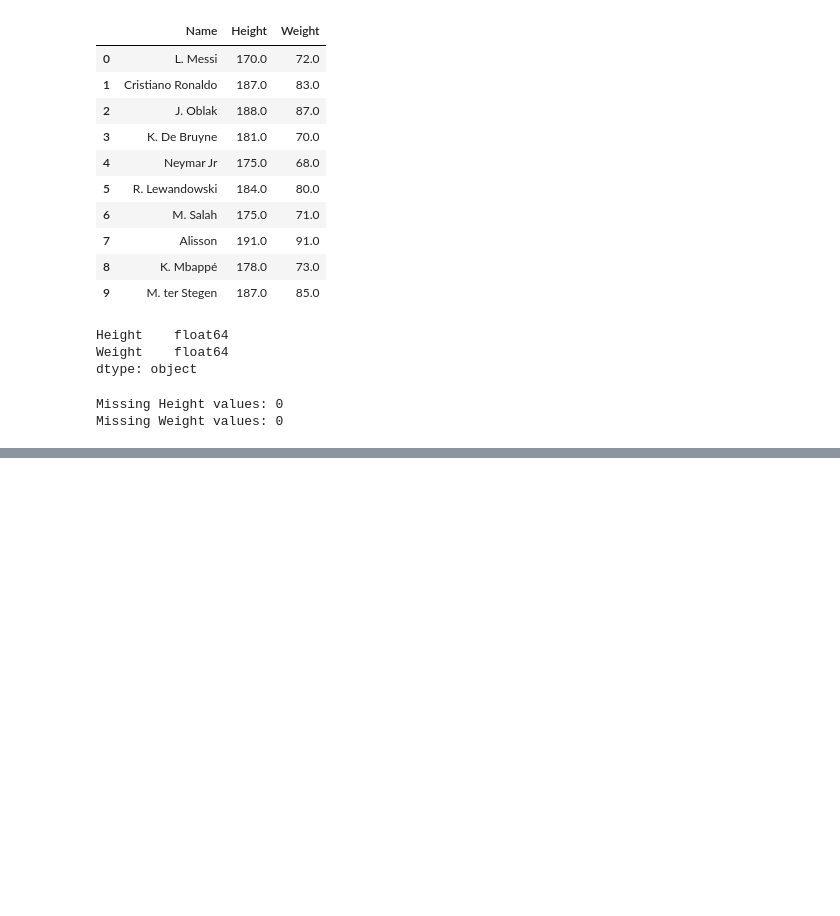
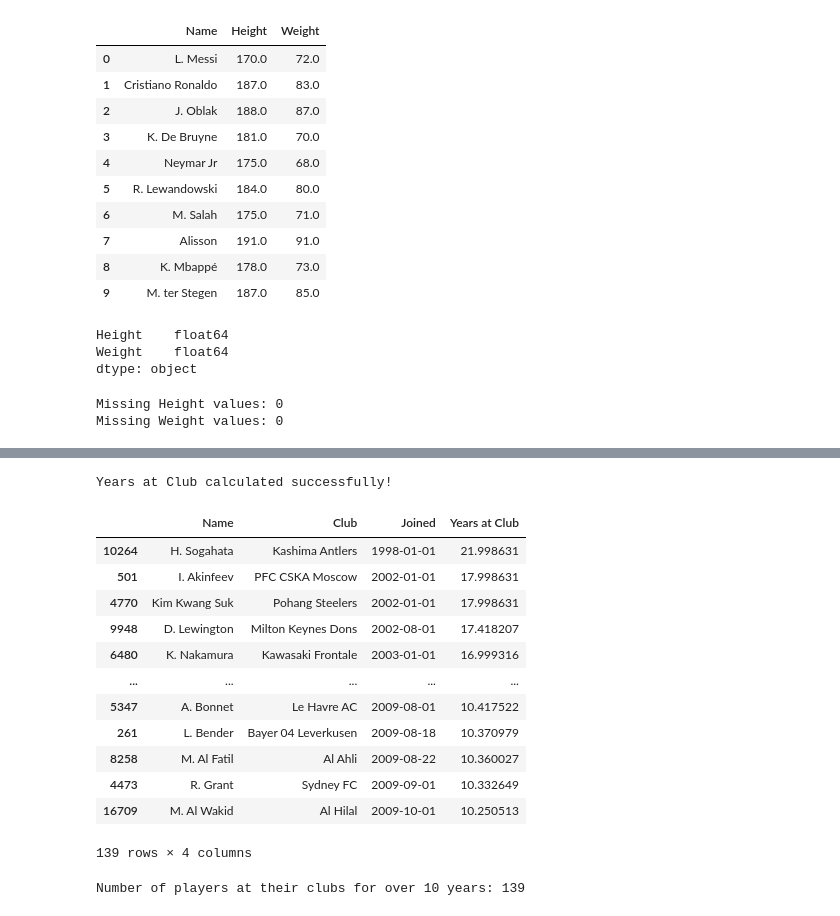
Before and after one commit to Alasko19/bincom_FIFA21_Project, a Jupyter notebook: fifa21_analysis.ipynb, the cells around one changed output, grey strips where cells are left out. Cells and saved outputs as stored; diff of their text form; code cells hidden in the pictures; blank space fills up the shorter version.

Commit message:
clean and analyse the joined column,checked their datatypes and converting joined to datetime,checked the converted dates and count players

```diff
--- a/fifa21_analysis.ipynb
+++ b/fifa21_analysis.ipynb
@@ -234,0 +255,8 @@ Missing Weight values: 0
+# %%
+#converting Joined into datetime
+df["Joined"] = pd.to_datetime(
+    df["Joined"],
+    errors="coerce"
+)
+
+print("Joined column converted successfully!")
@@ -234,0 +280,43 @@ Missing Weight values: 0
+# %%
+reference_date = pd.Timestamp("2020-01-01")
+
+df["Years at Club"] = (
+    reference_date - df["Joined"]
+).dt.days / 365.25
+
+print("Years at Club calculated successfully!")
+# %% [output]
+Years at Club calculated successfully!
+# %%
+long_serving_players = df[
+    df["Years at Club"] > 10
+]
+
+long_serving_players[
+    ["Name", "Club", "Joined", "Years at Club"]
+].sort_values(
+    by="Years at Club",
+    ascending=False
+)
+# %% [output]
+|  | Name | Club | Joined | Years at Club |
+| 10264 | H. Sogahata | Kashima Antlers | 1998-01-01 | 21.998631 |
+| 501 | I. Akinfeev | PFC CSKA Moscow | 2002-01-01 | 17.998631 |
+| 4770 | Kim Kwang Suk | Pohang Steelers | 2002-01-01 | 17.998631 |
+| 9948 | D. Lewington | Milton Keynes Dons | 2002-08-01 | 17.418207 |
+| 6480 | K. Nakamura | Kawasaki Frontale | 2003-01-01 | 16.999316 |
+| ... | ... | ... | ... | ... |
+| 5347 | A. Bonnet | Le Havre AC | 2009-08-01 | 10.417522 |
+| 261 | L. Bender | Bayer 04 Leverkusen | 2009-08-18 | 10.370979 |
+| 8258 | M. Al Fatil | Al Ahli | 2009-08-22 | 10.360027 |
+| 4473 | R. Grant | Sydney FC | 2009-09-01 | 10.332649 |
+| 16709 | M. Al Wakid | Al Hilal | 2009-10-01 | 10.250513 |
+139 rows × 4 columns
+# %%
+# counting the players
+print(
+    "Number of players at their clubs for over 10 years:",
+    len(long_serving_players)
+)
+# %% [output]
+Number of players at their clubs for over 10 years: 139
```
Also changed, not shown: parts of 4 cells of this notebook.
